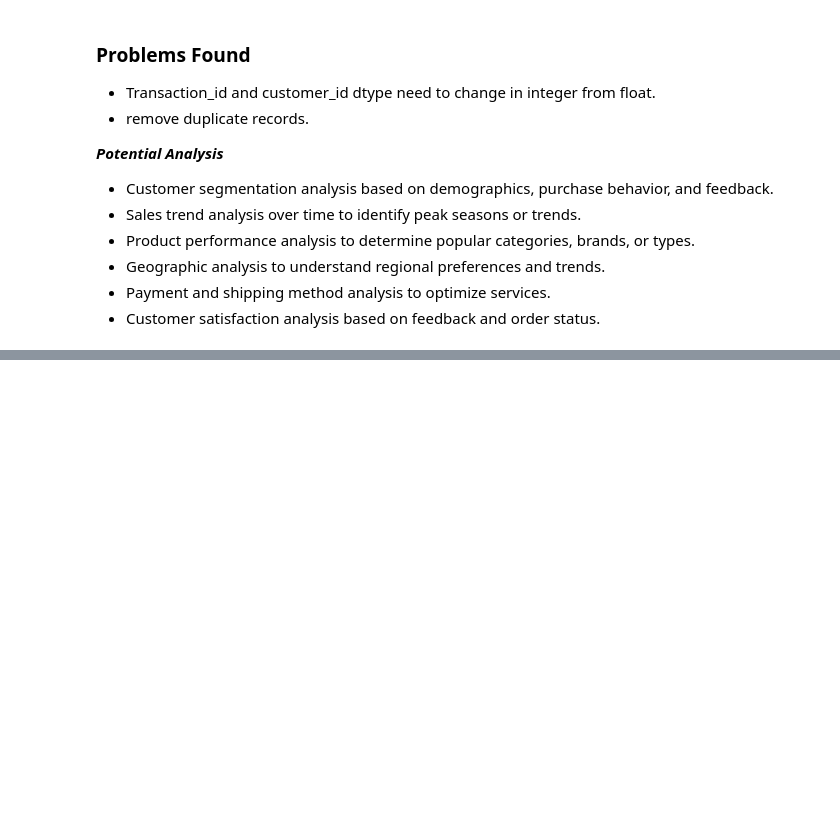
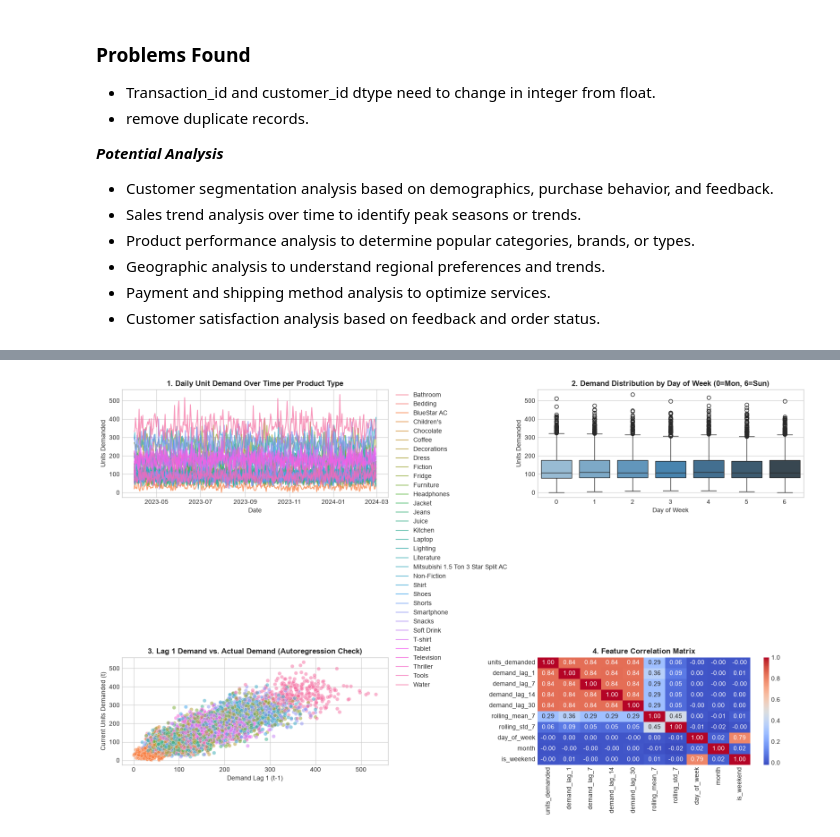
Before and after one commit to ehtasham29/sales-inventory-analytics, a Jupyter notebook: notebooks/01_data_exploration.ipynb, the cells around one changed output, grey strips where cells are left out. Drawn from its saved outputs; the diff is of its cells as text; code cells hidden in the pictures; blank space fills up the shorter version.

Commit message:
data ingestion completed

```diff
--- a/notebooks/01_data_exploration.ipynb
+++ b/notebooks/01_data_exploration.ipynb
@@ -528,0 +504,2 @@ NameError: name 'df' is not defined
+# %%
+ts = pd.to_datetime(df['timestamp'])
@@ -528,0 +511,4 @@ NameError: name 'df' is not defined
+# %%
+is_first_or_mid = ts.dt.day.isin([1,15])
+is_month_end = ts.dt.is_month_end
+df['is_payday'] = (is_first_or_mid | is_month_end).astype(int)
@@ -528,0 +531,14 @@ NameError: name 'df' is not defined
+# %%
+# 1. Clean date format
+df['date'] = pd.to_datetime(df['timestamp']).dt.date
+
+# 2. Aggregate demand per Date AND Product Category
+product_type_daily_sales = (
+    df.groupby(['date', 'product_type'])
+    .agg(
+        units_demanded = ('quantity', 'sum'),
+        total_revenue = ('total_amount', 'sum')
+    )
+    .reset_index()
+    .sort_values(['date','product_type'])
+)
@@ -528,0 +607,66 @@ NameError: name 'df' is not defined
+# %%
+# Set visual style
+plt.style.use('seaborn-v0_8-whitegrid' if 'seaborn-v0_8-whitegrid' in plt.style.available else 'default')
+fig, axes = plt.subplots(2, 2, figsize=(16, 10))
+
+# -------------------------------------------------------------
+# 1. Target Demand Over Time (Check continuity, trends, & outliers)
+# -------------------------------------------------------------
+sns.lineplot(
+    data=product_type_sales_clean,
+    x='date',
+    y='units_demanded',
+    hue='product_type',
+    ax=axes[0, 0],
+    alpha=0.7
+)
+axes[0, 0].set_title('1. Daily Unit Demand Over Time per Product Type', fontsize=12, fontweight='bold')
+axes[0, 0].set_xlabel('Date')
+axes[0, 0].set_ylabel('Units Demanded')
+axes[0, 0].legend(bbox_to_anchor=(1.02, 1), loc='upper left', borderaxespad=0.)
+
+# -------------------------------------------------------------
+# 2. Seasonality: Day of Week Distribution (Validates calendar features)
+# -------------------------------------------------------------
+sns.boxplot(
+    data=product_type_sales_clean,
+    x='day_of_week',
+    y='units_demanded',
+    ax=axes[0, 1],
+    palette='Blues_d'
+)
+axes[0, 1].set_title('2. Demand Distribution by Day of Week (0=Mon, 6=Sun)', fontsize=12, fontweight='bold')
+axes[0, 1].set_xlabel('Day of Week')
+axes[0, 1].set_ylabel('Units Demanded')
+
+# -------------------------------------------------------------
+# 3. Autocorrelation: Lag 1 vs Actual Demand (Validates lag signals)
+# -------------------------------------------------------------
+sns.scatterplot(
+    data=product_type_sales_clean,
+    x='demand_lag_1',
+    y='units_demanded',
+    hue='product_type',
+    alpha=0.5,
+    ax=axes[1, 0],
+    legend=False
+)
+axes[1, 0].set_title('3. Lag 1 Demand vs. Actual Demand (Autoregression Check)', fontsize=12, fontweight='bold')
+axes[1, 0].set_xlabel('Demand Lag 1 (t-1)')
+axes[1, 0].set_ylabel('Current Units Demanded (t)')
+
+# -------------------------------------------------------------
+# 4. Feature Correlation Heatmap (Checks multicollinearity & target correlation)
+# -------------------------------------------------------------
+numeric_cols = [
+    'units_demanded', 'demand_lag_1', 'demand_lag_7', 'demand_lag_14',
+    'demand_lag_30', 'rolling_mean_7', 'rolling_std_7', 'day_of_week', 'month', 'is_weekend'
+]
+corr_matrix = product_type_sales_clean[numeric_cols].corr()
+sns.heatmap(corr_matrix, annot=True, fmt='.2f', cmap='coolwarm', ax=axes[1, 1], cbar=True)
+axes[1, 1].set_title('4. Feature Correlation Matrix', fontsize=12, fontweight='bold')
+
+plt.tight_layout()
+plt.show()
+# %% [output]
+[figure, added]
```
Also changed, not shown: parts of 49 cells of this notebook, 10 other files.
